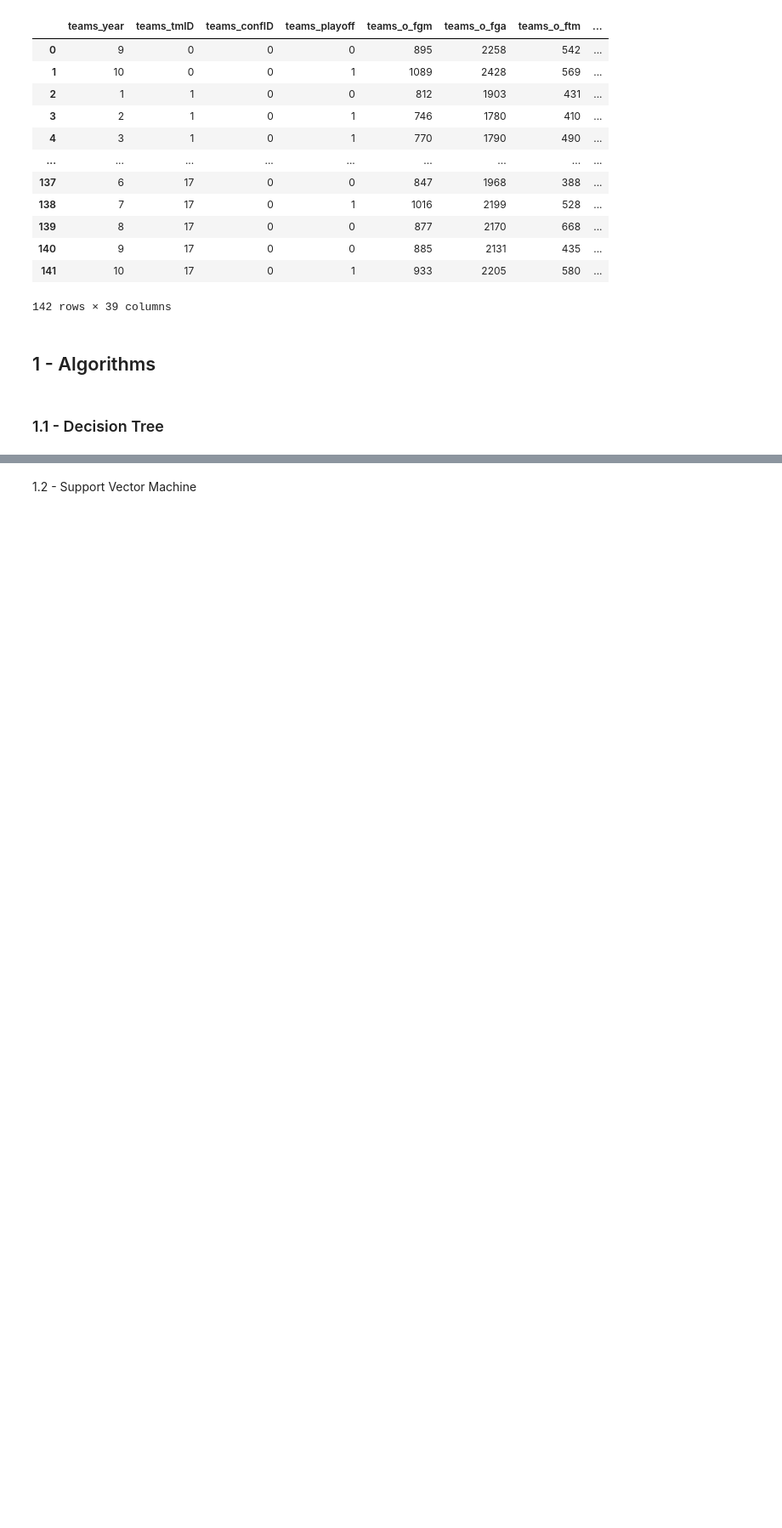
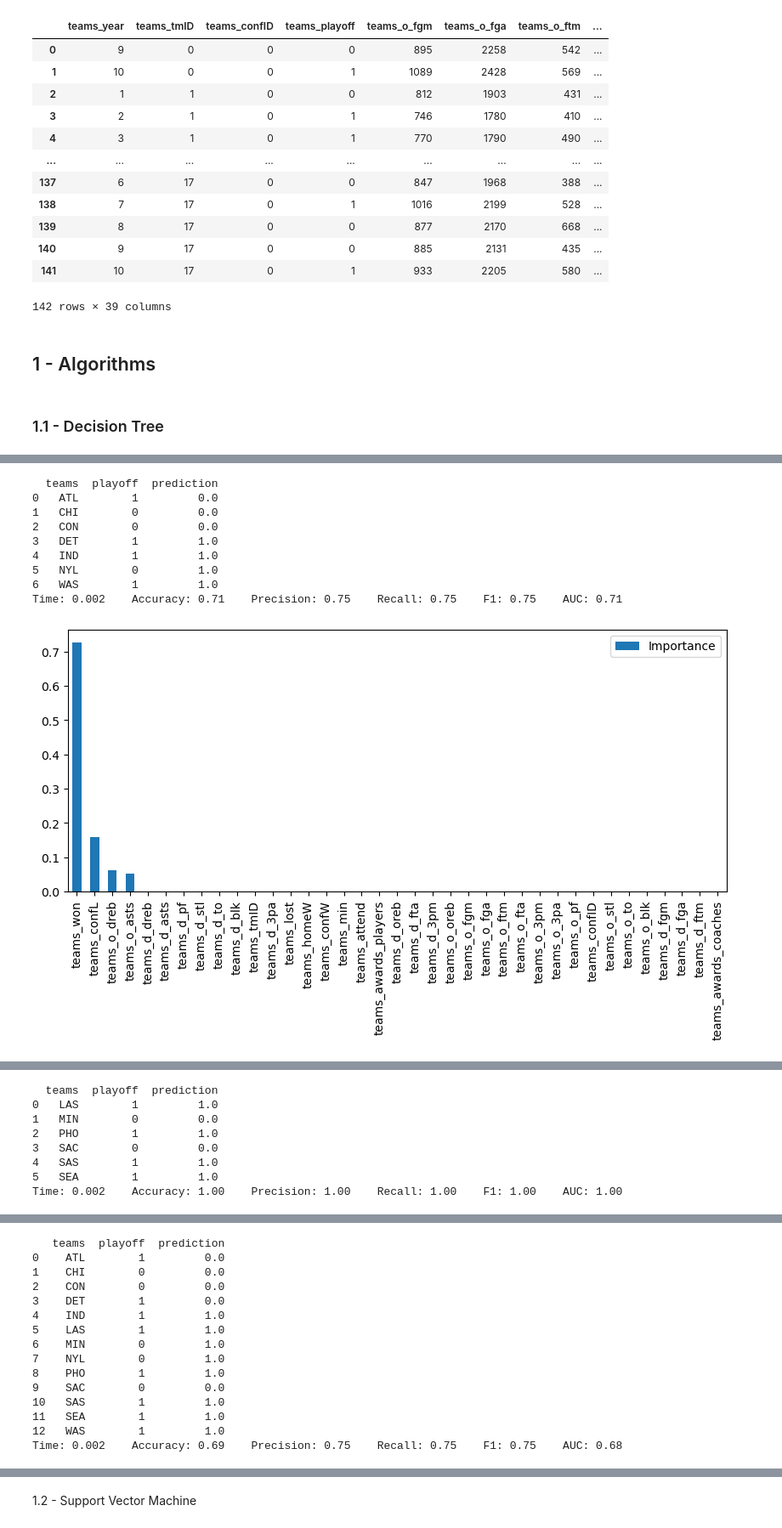
Before and after one commit to ritaleite03/FEUP-MEIC-AC, a Jupyter notebook: project_1/4_predictive.ipynb, the cells around one changed output, grey strips where cells are left out. Shown at 85% size. Saved outputs shown, nothing was run; the diff lists cells and outputs as text; code cells hidden in the pictures; blank space fills up the shorter version.

```diff
--- a/project_1/4_predictive.ipynb
+++ b/project_1/4_predictive.ipynb
@@ -149,0 +124,15 @@ AUC: 0.71
+# %%
+run_model(DecisionTreeClassifier(random_state=42), teams[teams['teams_confID'] == 0], 10, 4)
+run_model(DecisionTreeClassifier(random_state=42), teams[teams['teams_confID'] == 1], 10, 4)
+run_model(DecisionTreeClassifier(random_state=42), teams, 10, 8)
+# %% [output]
+  teams  playoff  prediction
+0   ATL        1         0.0
+1   CHI        0         0.0
+2   CON        0         0.0
+3   DET        1         1.0
+4   IND        1         1.0
+5   NYL        0         1.0
+6   WAS        1         1.0
+Time: 0.002    Accuracy: 0.71    Precision: 0.75    Recall: 0.75    F1: 0.75    AUC: 0.71
+[figure, added]
@@ -149,0 +140,8 @@ AUC: 0.71
+  teams  playoff  prediction
+0   LAS        1         1.0
+1   MIN        0         0.0
+2   PHO        1         1.0
+3   SAC        0         0.0
+4   SAS        1         1.0
+5   SEA        1         1.0
+Time: 0.002    Accuracy: 1.00    Precision: 1.00    Recall: 1.00    F1: 1.00    AUC: 1.00
@@ -149,0 +150,15 @@ AUC: 0.71
+   teams  playoff  prediction
+0    ATL        1         0.0
+1    CHI        0         0.0
+2    CON        0         0.0
+3    DET        1         0.0
+4    IND        1         1.0
+5    LAS        1         1.0
+6    MIN        0         1.0
+7    NYL        0         1.0
+8    PHO        1         1.0
+9    SAC        0         0.0
+10   SAS        1         1.0
+11   SEA        1         1.0
+12   WAS        1         1.0
+Time: 0.002    Accuracy: 0.69    Precision: 0.75    Recall: 0.75    F1: 0.75    AUC: 0.68
```
Also changed, not shown: parts of 11 cells of this notebook.
